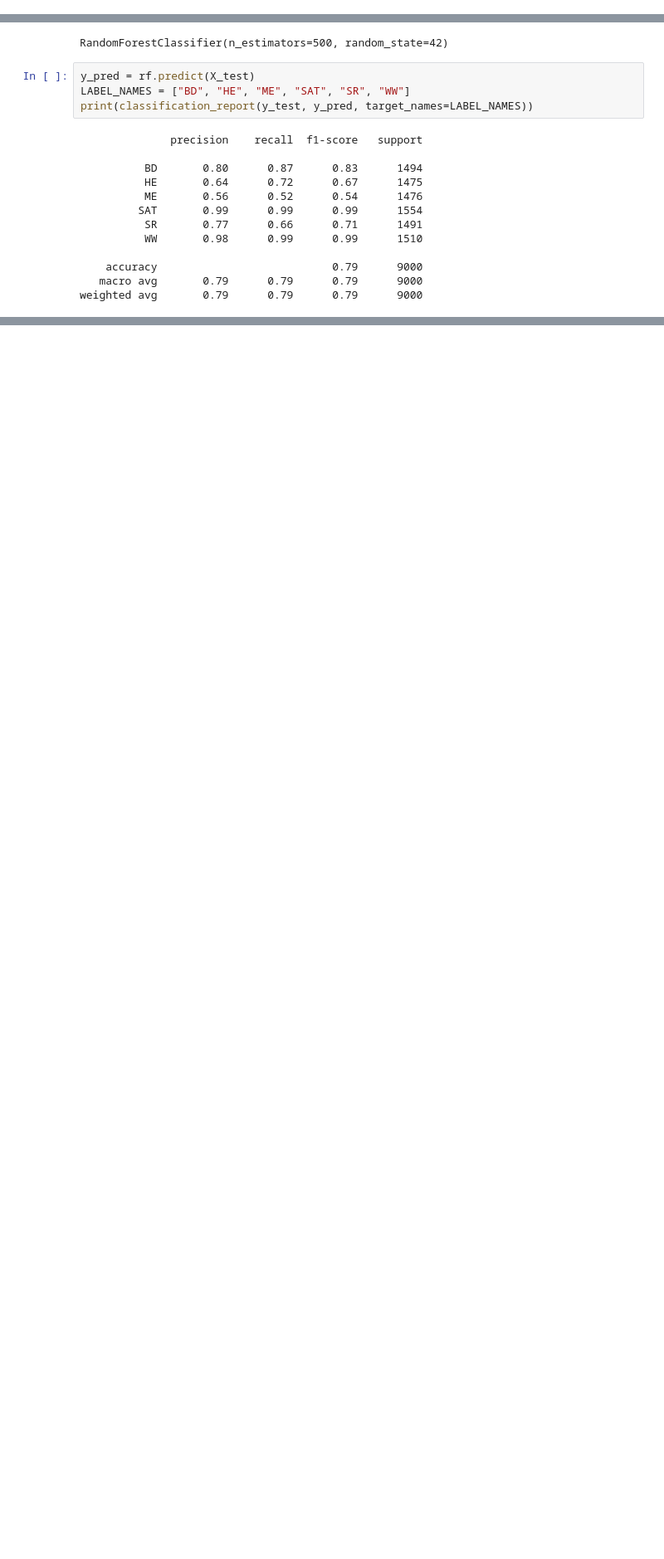
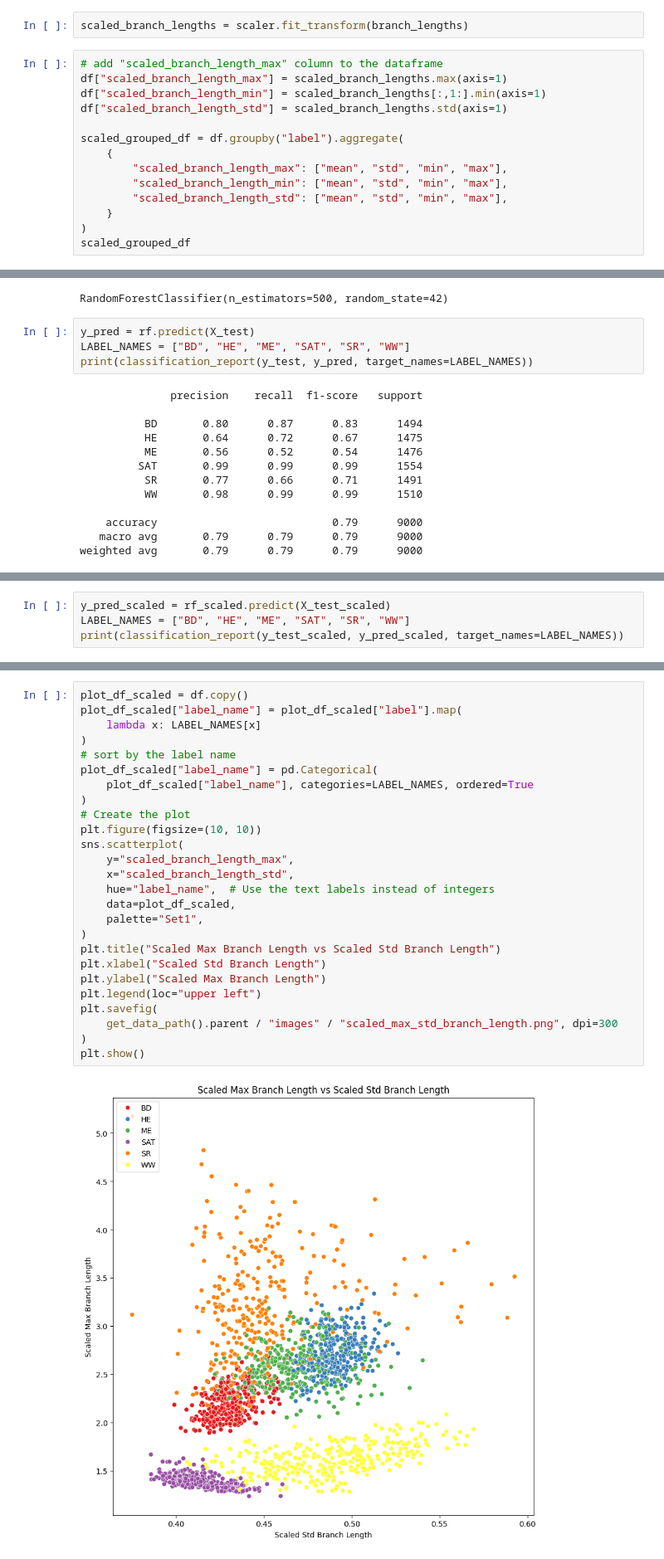
Before and after one commit to Pabloo22/phylo_gnn, a Jupyter notebook: notebooks/rescale_factor_analysis.ipynb, the cells around one changed output, grey strips where cells are left out. Shown: that part at 83% size. Saved outputs shown, nothing was run; the diff lists cells and outputs as text; blank space fills up the shorter version.

```diff
--- a/notebooks/rescale_factor_analysis.ipynb
+++ b/notebooks/rescale_factor_analysis.ipynb
@@ -110,0 +117,16 @@ grouped_df
+# %%
+scaled_branch_lengths = scaler.fit_transform(branch_lengths)
+# %%
+# add "scaled_branch_length_max" column to the dataframe
+df["scaled_branch_length_max"] = scaled_branch_lengths.max(axis=1)
+df["scaled_branch_length_min"] = scaled_branch_lengths[:,1:].min(axis=1)
+df["scaled_branch_length_std"] = scaled_branch_lengths.std(axis=1)
+
+scaled_grouped_df = df.groupby("label").aggregate(
+    {
+        "scaled_branch_length_max": ["mean", "std", "min", "max"],
+        "scaled_branch_length_min": ["mean", "std", "min", "max"],
+        "scaled_branch_length_std": ["mean", "std", "min", "max"],
+    }
+)
+scaled_grouped_df
@@ -185,0 +250,4 @@ plt.show()
+# %%
+y_pred_scaled = rf_scaled.predict(X_test_scaled)
+LABEL_NAMES = ["BD", "HE", "ME", "SAT", "SR", "WW"]
+print(classification_report(y_test_scaled, y_pred_scaled, target_names=LABEL_NAMES))
@@ -185,0 +267,28 @@ plt.show()
+# %%
+plot_df_scaled = df.copy()
+plot_df_scaled["label_name"] = plot_df_scaled["label"].map(
+    lambda x: LABEL_NAMES[x]
+)
+# sort by the label name
+plot_df_scaled["label_name"] = pd.Categorical(
+    plot_df_scaled["label_name"], categories=LABEL_NAMES, ordered=True
+)
+# Create the plot
+plt.figure(figsize=(10, 10))
+sns.scatterplot(
+    y="scaled_branch_length_max",
+    x="scaled_branch_length_std",
+    hue="label_name",  # Use the text labels instead of integers
+    data=plot_df_scaled,
+    palette="Set1",
+)
+plt.title("Scaled Max Branch Length vs Scaled Std Branch Length")
+plt.xlabel("Scaled Std Branch Length")
+plt.ylabel("Scaled Max Branch Length")
+plt.legend(loc="upper left")
+plt.savefig(
+    get_data_path().parent / "images" / "scaled_max_std_branch_length.png", dpi=300
+)
+plt.show()
+# %% [output]
+[figure, added]
```
Also changed, not shown: parts of 15 cells of this notebook.
